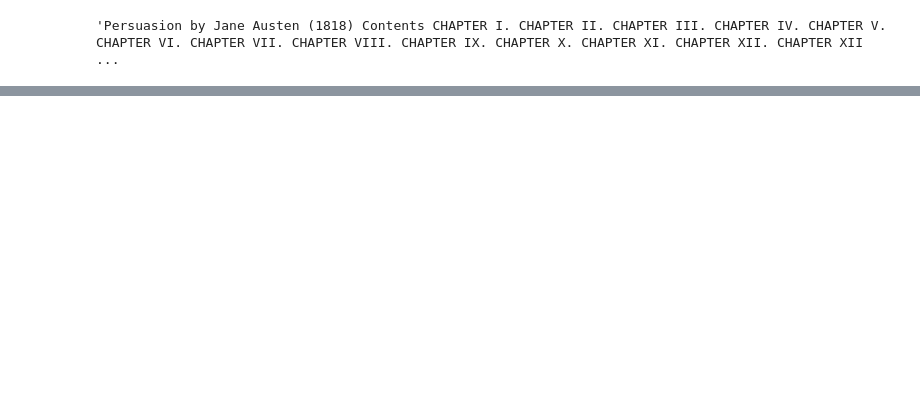
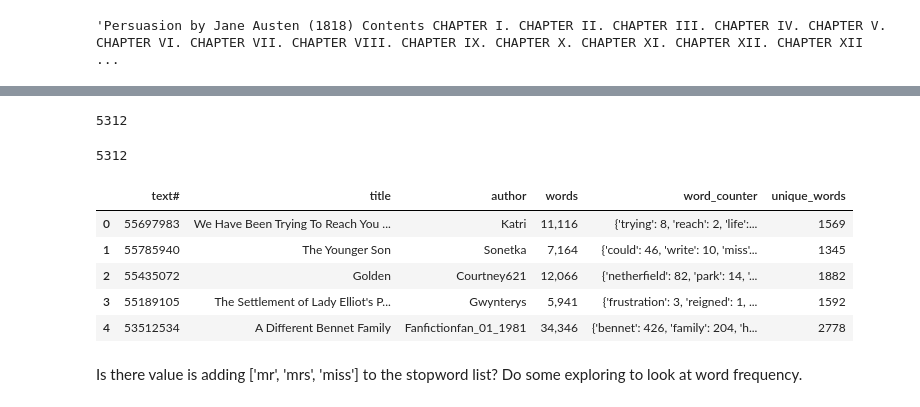
Before and after one commit to tfwhitesell/austen_revisited, a Jupyter notebook: notebooks/03_eda.ipynb, the cells around one changed output, grey strips where cells are left out. Saved outputs shown, nothing was run; the diff lists cells and outputs as text; code cells hidden in the pictures; blank space fills up the shorter version.

```diff
--- a/notebooks/03_eda.ipynb
+++ b/notebooks/03_eda.ipynb
@@ -145,0 +212,12 @@ Name: count, Length: 355, dtype: int64
+# %%
+len(test_counter)
+# %% [output]
+5312
+# %%
+import helper_functions as h
+
+test_book = h.read_text('105')
+counter_test = h.get_counter(test_book)
+len(counter_test)
+# %% [output]
+5312
@@ -145,0 +242,11 @@ Name: count, Length: 355, dtype: int64
+# %%
+metadata.head()
+# %% [output]
+|  | text# | title | author | words | word_counter | unique_words |
+| 0 | 55697983 | We Have Been Trying To Reach You ... | Katri | 11,116 | {'trying': 8, 'reach': 2, 'life':... | 1569 |
+| 1 | 55785940 | The Younger Son | Sonetka | 7,164 | {'could': 46, 'write': 10, 'miss'... | 1345 |
+| 2 | 55435072 | Golden | Courtney621 | 12,066 | {'netherfield': 82, 'park': 14, '... | 1882 |
+| 3 | 55189105 | The Settlement of Lady Elliot's P... | Gwynterys | 5,941 | {'frustration': 3, 'reigned': 1, ... | 1592 |
+| 4 | 53512534 | A Different Bennet Family | Fanfictionfan_01_1981 | 34,346 | {'bennet': 426, 'family': 204, 'h... | 2778 |
+# %% [markdown]
+Is there value is adding ['mr', 'mrs', 'miss'] to the stopword list? Do some exploring to look at word frequency.
```
Also changed, not shown: parts of 21 cells of this notebook, 1 other file.
